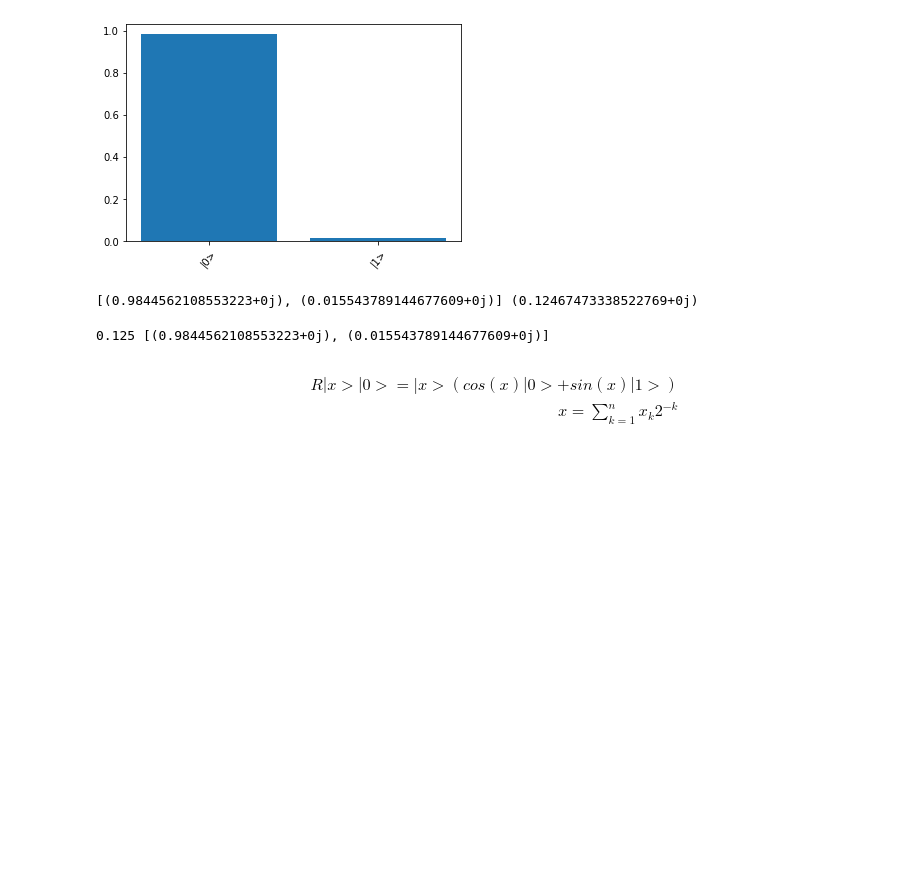
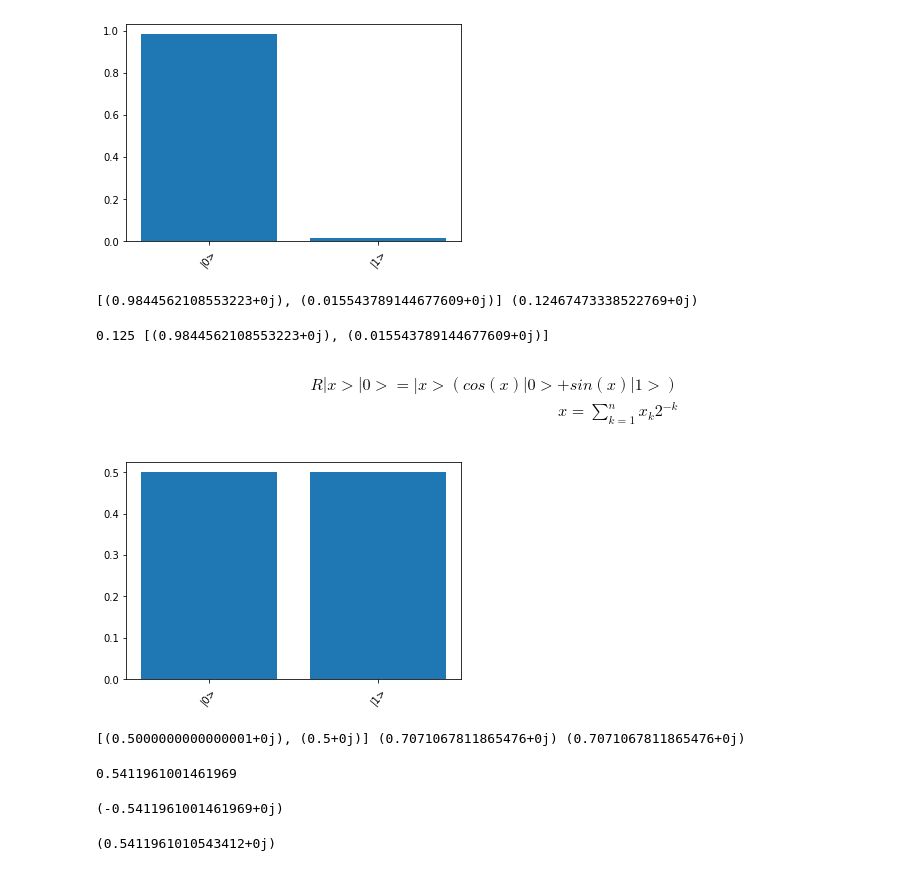
Before and after one commit to clnrp/logicqubit-algorithms, a Jupyter notebook: controlled rotation Ry.ipynb, the cells around one changed output. Drawn from its saved outputs; the diff is of its cells as text; code cells hidden in the pictures; blank space fills up the shorter version.

```diff
--- a/controlled rotation Ry.ipynb
+++ b/controlled rotation Ry.ipynb
@@ -64,3 +67,32 @@ print(x,[cos(x)**2,sin(x)**2])
  R|x>|0> = |x>(cos(x)|0> + sin(x)|1>) \\
  x = \sum_{k=1}^{n} x_{k}2^{-k}
 \end{align}
+# %%
+logicQuBit  = LogicQuBit(2)
+
+x1 = Qubit()
+x2 = Qubit()
+
+x1.RY(pi/6)
+x2.CX(x1)
+#x3.RY(pi/4)
+x2.RY(pi/2) # a+b, a-b / 0.70710678
+
+res = logicQuBit.Measure([x2])
+logicQuBit.Plot()
+print(res, sqrt(res[0]), sqrt(res[1]))
+# %% [output]
+[figure, added]
+[(0.5000000000000001+0j), (0.5+0j)] (0.7071067811865476+0j) (0.7071067811865476+0j)
+# %%
+(0.9238795325112867-0.3826834323650898)
+# %% [output]
+0.5411961001461969
+# %%
+sqrt(res[0])-sqrt(res[1])
+# %% [output]
+(-0.5411961001461969+0j)
+# %%
+sqrt(res[0])/0.70710678
+# %% [output]
+(0.5411961010543412+0j)
```
Also changed, not shown: parts of 4 cells of this notebook, 34 other files.
